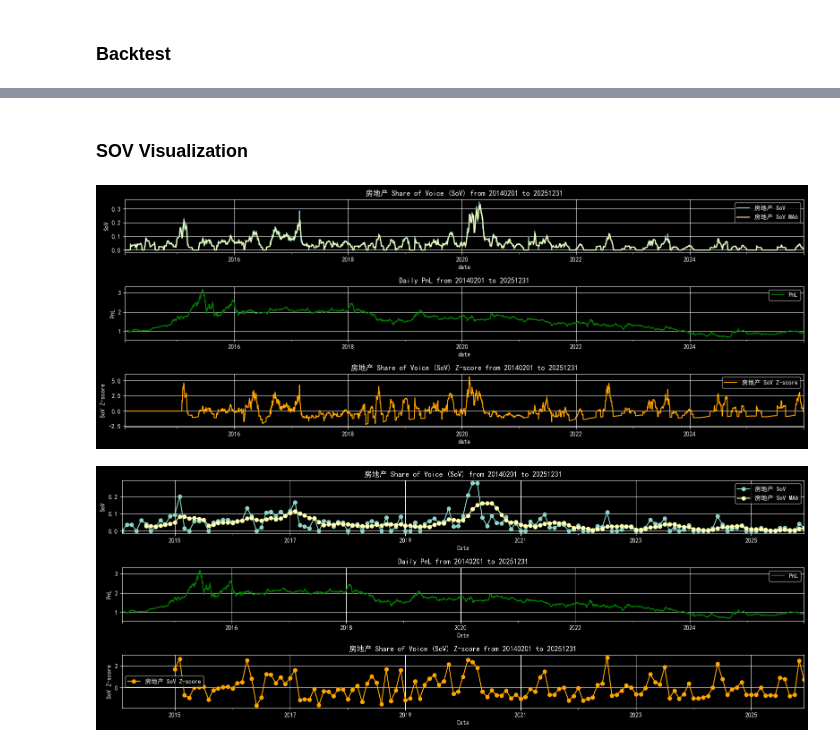
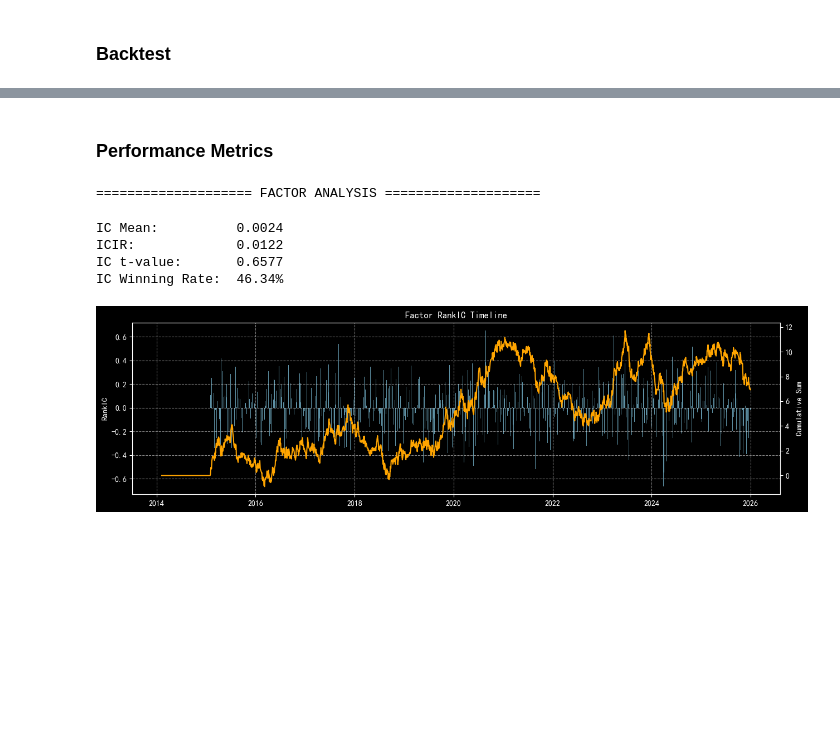
Before and after one commit to OddMiss/RMRB-Advertisement-Analysis, a Jupyter notebook: RMRBCore/AD-Quant-Analysis.ipynb, the cells around one changed output, grey strips where cells are left out. Cells and saved outputs as stored; diff of their text form; code cells hidden in the pictures; blank space fills up the shorter version.

```diff
--- a/RMRBCore/AD-Quant-Analysis.ipynb
+++ b/RMRBCore/AD-Quant-Analysis.ipynb
@@ -786,6 +29,0 @@ sov_z_score_monthly_all_df
-# %%
-# Set all sov_z_score_all_df values to larger or equal than 2 to 1 (otherwise 0)
-sov_z_score_monthly_all_df_larger2 = sov_z_score_monthly_all_df.copy()
-for industry in SW_SECTOR_LEVEL_1_List:
-    sov_z_score_monthly_all_df_larger2[industry] = sov_z_score_monthly_all_df_larger2[industry].apply(lambda x: 1 if x >= 2 else 0)
-sov_z_score_monthly_all_df_larger2
@@ -897,10 +29,0 @@ sov_daily_df
-# %%
-sov_z_score_daily_df = sov_daily_df.copy()
-sov_z_score_daily_df.set_index("date", inplace=True)
-for industry in SW_SECTOR_LEVEL_1_List:
-    sov_z_score_daily_df[industry] = sov_z_score_daily_df[industry].rolling(365).apply(
-        lambda x: (x.iloc[-1] - x.mean()) / x.std() if x.std() != 0 else 0, raw=False
-    )
-sov_z_score_daily_df.reset_index(inplace=True)
-sov_z_score_daily_df.fillna(0, inplace=True)
-sov_z_score_daily_df
@@ -1086,0 +110,3 @@ sov_z_score_daily_all_df_larger2_weight
+# %%
+# # load the saved CSV file to verify
+industry_count_df = pd.read_csv(ETF_DATA_PATH + "AD_Industry_Count_Analysis.csv", parse_dates=['date'], index_col='date')
@@ -1146,2 +572,0 @@ plt.show()
-# %% [markdown]
-### SOV Visualization
@@ -1226,4 +572,0 @@ def Plot_SOV_Industry_DF(industry_name, sw_sector_path_map, sov_df, sov_moving_a
-# %%
-Plot_SOV_Industry_DF(industry_name="房地产", sw_sector_path_map=SW_SECTOR_PATH_MAPPING, sov_df=sov_daily_df, sov_moving_avg_win_size=6, Begin_date=Begin_date, End_date=End_date)
-# %% [output]
-[figure, removed]
@@ -1305,4 +573,43 @@ def Plot_SOV_Industry(industry_name, sw_sector_path_map, sov_data, sov_moving_av
-# %%
-Plot_SOV_Industry(industry_name="房地产", sw_sector_path_map=SW_SECTOR_PATH_MAPPING, sov_data=sov_monthly_data, sov_moving_avg_win_size=6, Begin_date=Begin_date, End_date=End_date)
-# %% [output]
-[figure, removed]
+# %% [markdown]
+### Performance Metrics
+# %%
+# Ensure we use the proper risk-free rate assumption consistently across metrics
+ANNUAL_RISK_FREE_RATE = 0.03  # 3% standard benchmark
+
+# =====================================================================
+# 1. FACTOR ANALYSIS ENGINE (IC, RankIC, ICIR, t-value)
+# =====================================================================
+print("\n" + "="*20 + " FACTOR ANALYSIS " + "="*20)
+
+# Calculate Rank IC using the continuous factor score instead of truncated signals
+IC_Series = signal_df.corrwith(industry_level1_roi_all_df, axis=1, method="spearman").fillna(0.0)
+
+IC_mean = IC_Series.mean()
+IC_std = IC_Series.std()
+ICIR = IC_mean / IC_std if IC_std != 0 else 0.0
+# FIXED: t-value multiplies by sqrt(N), does not divide
+t_value = ICIR * np.sqrt(len(IC_Series)) if len(IC_Series) > 0 else 0.0
+IC_winning_rate = sum(1 for ic in IC_Series if ic > 0) / len(IC_Series) if len(IC_Series) > 0 else 0.0
+
+print(f"IC Mean:          {IC_mean:.4f}")
+print(f"ICIR:             {ICIR:.4f}")
+print(f"IC t-value:       {t_value:.4f}")
+print(f"IC Winning Rate:  {IC_winning_rate:.2%}")
+
+# Optional: Plot Factor IC Performance
+fig_ic, ax_ic = plt.subplots(figsize=(15, 4))
+ax_ic.bar(IC_Series.index, IC_Series.values, label='Daily RankIC', color='skyblue', alpha=0.7)
+ax_ic_twin = ax_ic.twinx()
+ax_ic_twin.plot(IC_Series.index, IC_Series.cumsum(), color='orange', label='Cumulative IC')
+ax_ic.set_title('Factor RankIC Timeline')
+ax_ic.set_ylabel('RankIC')
+ax_ic_twin.set_ylabel('Cumulative Sum')
+ax_ic.grid(True, linestyle='--', alpha=0.5)
+plt.show()
+# %% [output]
+==================== FACTOR ANALYSIS ====================
+IC Mean:          0.0024
+ICIR:             0.0122
+IC t-value:       0.6577
+IC Winning Rate:  46.34%
+[figure, added]
```
Also changed, not shown: parts of 53 cells of this notebook, 19 other files.
